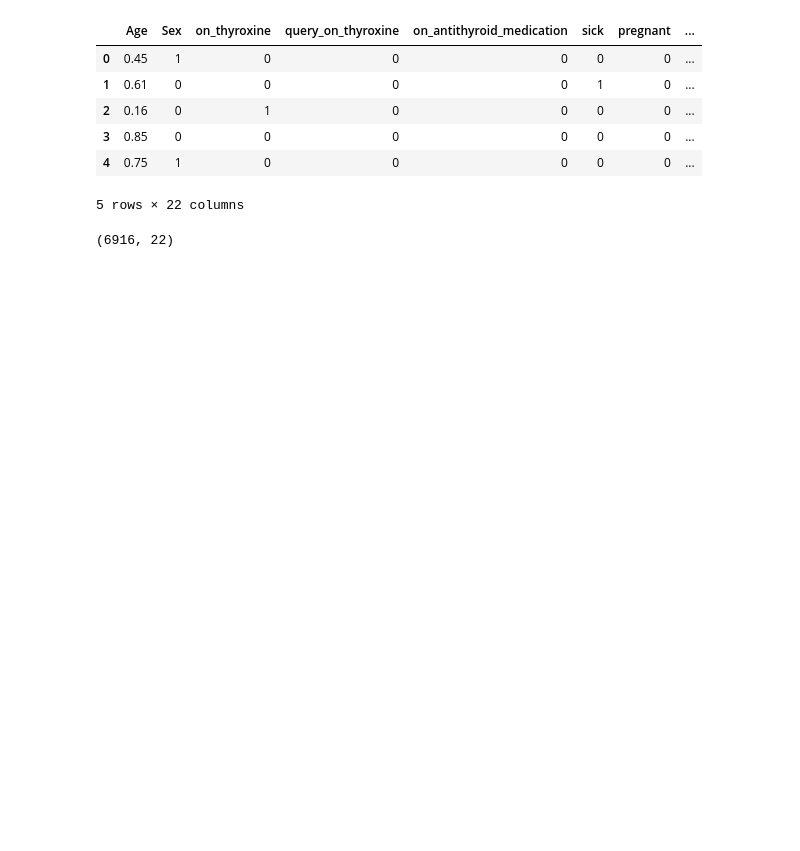
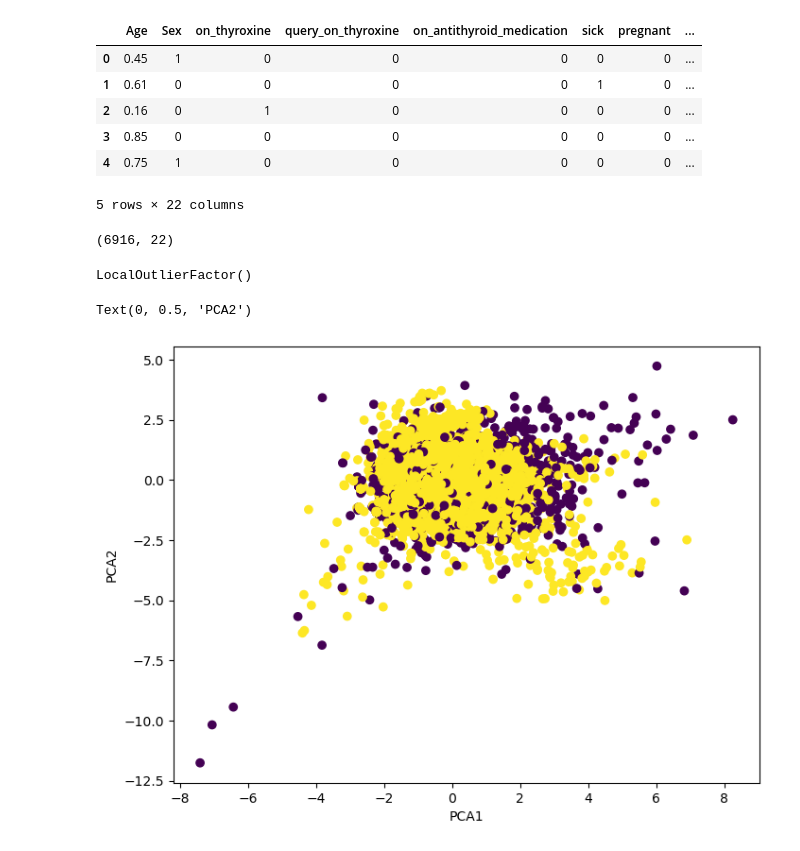
Before and after one commit to sayan629/AI_ML_python, a Jupyter notebook: (32) Unsupervised ML - Part 2/LOF_anomalyDetection.ipynb, the cells around one changed output. Cells and saved outputs as stored; diff of their text form; code cells hidden in the pictures; blank space fills up the shorter version.

```diff
--- a/(32) Unsupervised ML - Part 2/LOF_anomalyDetection.ipynb
+++ b/(32) Unsupervised ML - Part 2/LOF_anomalyDetection.ipynb
@@ -28,0 +30,3 @@ X = df.
+# %%
+scaler = StandardScaler()
+X_scaled = scaler.fit_transform(X)
@@ -28,0 +35,18 @@ X = df.
+# %%
+clf = LocalOutlierFactor()
+clf
+# %% [output]
+LocalOutlierFactor()
+# %%
+labels = clf.fit_predict(X_scaled)
+# %%
+pca = PCA(n_components = 2)
+X_pca = pca.fit_transform(X_scaled)
+# %%
+plt.figure(figsize  = (8, 6))
+plt.scatter(X_pca[:, 0], X_pca[:,1], c = labels)
+plt.xlabel("PCA1")
+plt.ylabel("PCA2")
+# %% [output]
+Text(0, 0.5, 'PCA2')
+[figure, added]
```
Also changed, not shown: parts of 2 cells of this notebook.
